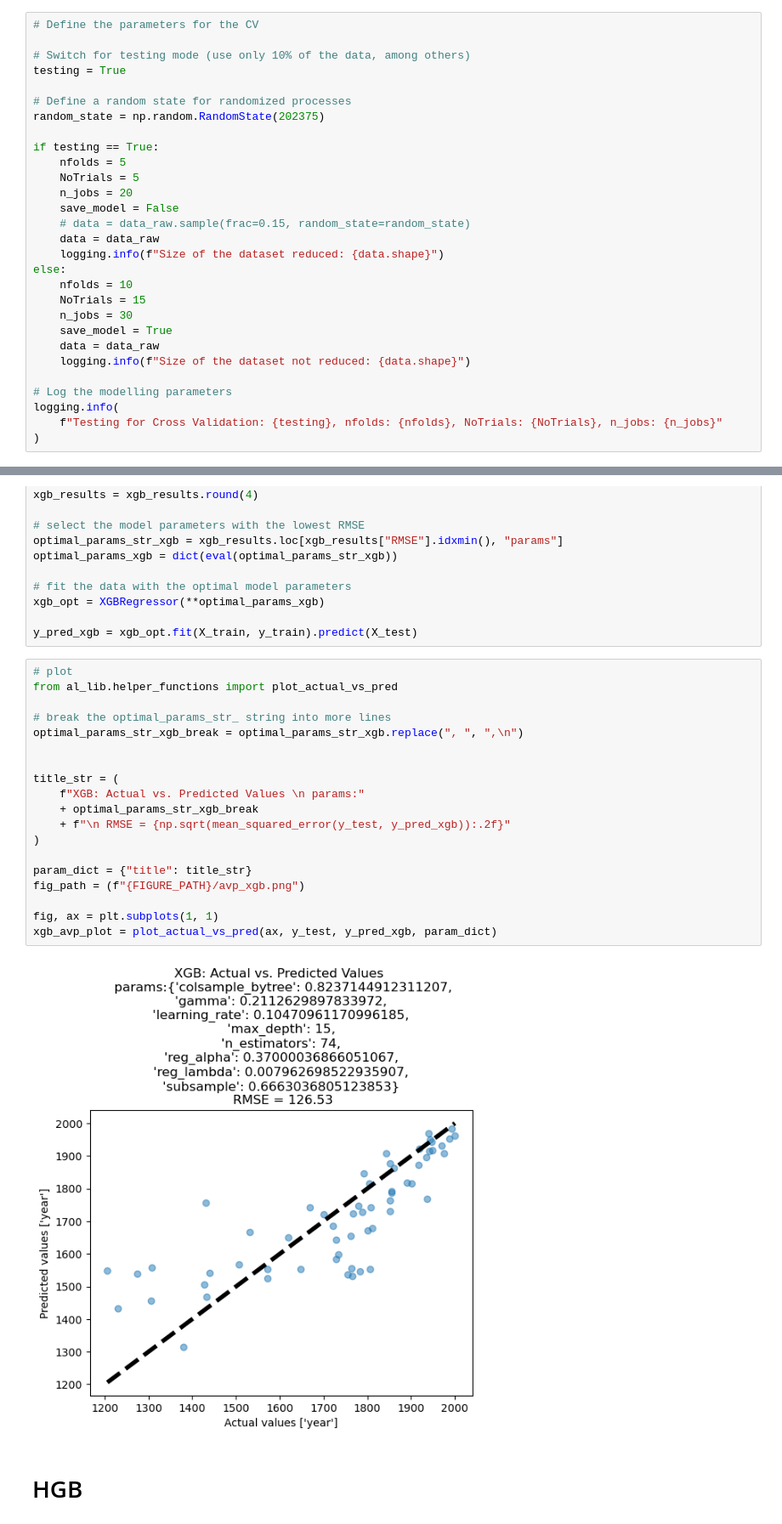
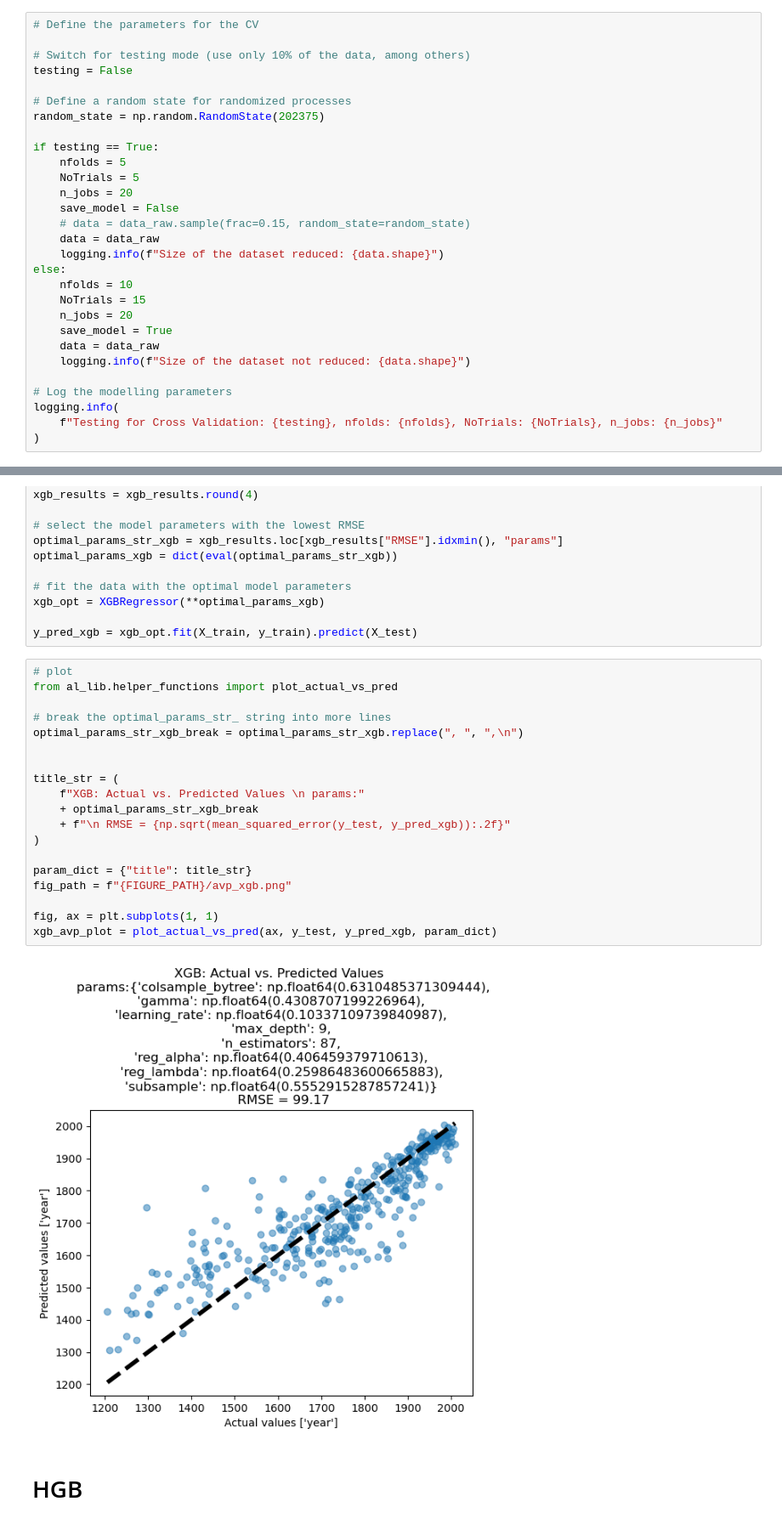
Before and after one commit to thegitrogmonster/Zamberger_thesis_AL2024, a Jupyter notebook: 03_Modelling/03_1_rscv.ipynb, the cells around one changed output, grey strips where cells are left out. Shown at 85% size. Drawn from its saved outputs; the diff is of its cells as text.

```diff
--- a/03_Modelling/03_1_rscv.ipynb
+++ b/03_Modelling/03_1_rscv.ipynb
@@ -213,7 +221,7 @@ logging.info(f"Size of the dataset: {data_raw.shape}")
 # Define the parameters for the CV
 
 # Switch for testing mode (use only 10% of the data, among others)
-testing = True
+testing = False
 
 # Define a random state for randomized processes
 random_state = np.random.RandomState(202375)
@@ -229,7 +237,7 @@ if testing == True:
 else:
     nfolds = 10
     NoTrials = 15
-    n_jobs = 30
+    n_jobs = 20
     save_model = True
     data = data_raw
     logging.info(f"Size of the dataset not reduced: {data.shape}")
@@ -1005,24 +1120,24 @@ y_pred_xgb = xgb_opt.fit(X_train, y_train).predict(X_test)
 # %%
 # plot
 from al_lib.helper_functions import plot_actual_vs_pred
 
 # break the optimal_params_str_ string into more lines
 optimal_params_str_xgb_break = optimal_params_str_xgb.replace(", ", ",\n")
 
 
 title_str = (
     f"XGB: Actual vs. Predicted Values \n params:"
     + optimal_params_str_xgb_break
     + f"\n RMSE = {np.sqrt(mean_squared_error(y_test, y_pred_xgb)):.2f}"
 )
 
 param_dict = {"title": title_str}
-fig_path = (f"{FIGURE_PATH}/avp_xgb.png")
+fig_path = f"{FIGURE_PATH}/avp_xgb.png"
 
 fig, ax = plt.subplots(1, 1)
 xgb_avp_plot = plot_actual_vs_pred(ax, y_test, y_pred_xgb, param_dict)
 # %% [output]
-[figure, old version]
+[figure, new version]
 # %% [markdown]
 # HGB
 # %%
```
Also changed, not shown: parts of 25 cells of this notebook, 11 other files.
